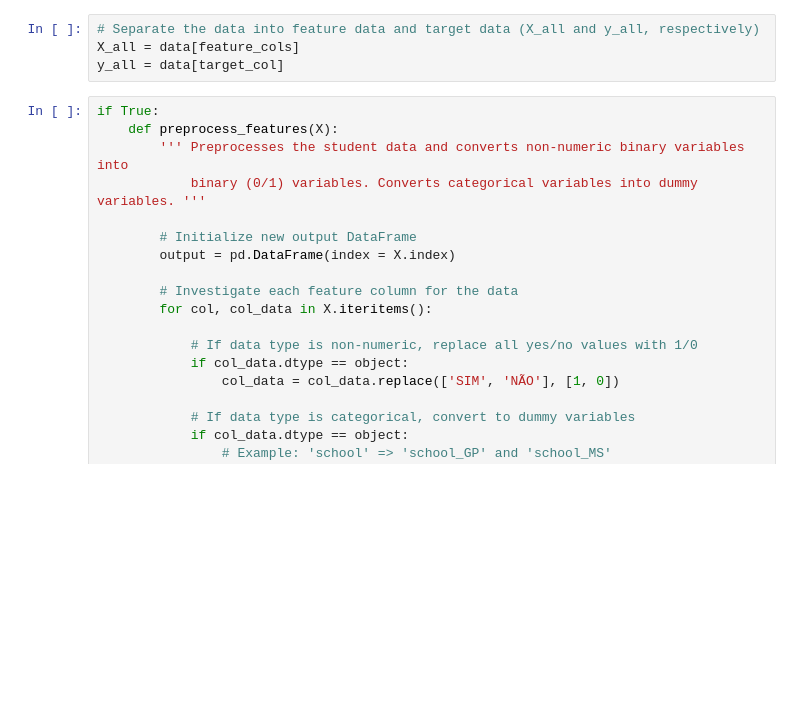
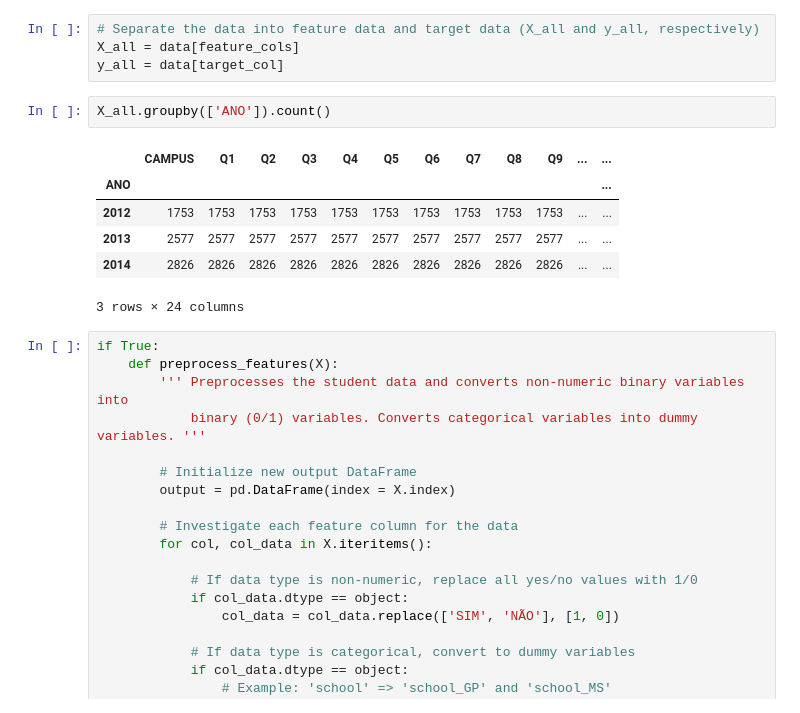
Before and after one commit to ricoms/projeto_evasao_unifesp, a Jupyter notebook: notebooks com análises/Análise da base.ipynb, the cells around one changed output. Cells and saved outputs as stored; diff of their text form; blank space fills up the shorter version.

```diff
--- a/notebooks com análises/Análise da base.ipynb
+++ b/notebooks com análises/Análise da base.ipynb
@@ -61,6 +61,15 @@ Target column: ['DESISTENTE']
 # Separate the data into feature data and target data (X_all and y_all, respectively)
 X_all = data[feature_cols]
 y_all = data[target_col]
+# %%
+X_all.groupby(['ANO']).count()
+# %% [output]
+|  | CAMPUS | Q1 | Q2 | Q3 | Q4 | Q5 | Q6 | Q7 | Q8 | Q9 | ... | ... |
+| ANO |  |  |  |  |  |  |  |  |  |  |  | ... |
+| 2012 | 1753 | 1753 | 1753 | 1753 | 1753 | 1753 | 1753 | 1753 | 1753 | 1753 | ... | ... |
+| 2013 | 2577 | 2577 | 2577 | 2577 | 2577 | 2577 | 2577 | 2577 | 2577 | 2577 | ... | ... |
+| 2014 | 2826 | 2826 | 2826 | 2826 | 2826 | 2826 | 2826 | 2826 | 2826 | 2826 | ... | ... |
+3 rows × 24 columns
 # %%
 if True:
     def preprocess_features(X):
```
Also changed, not shown: 2 other files.
